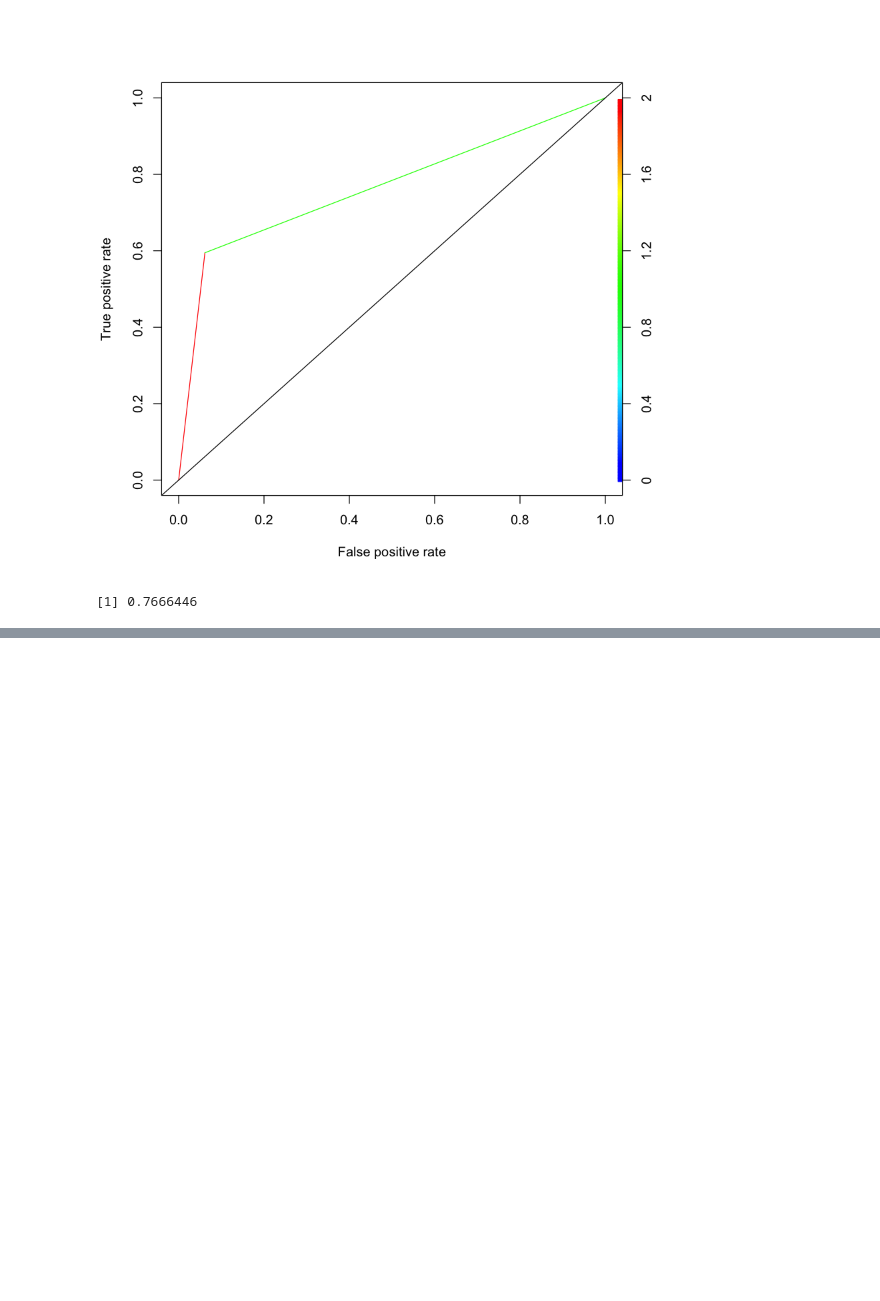
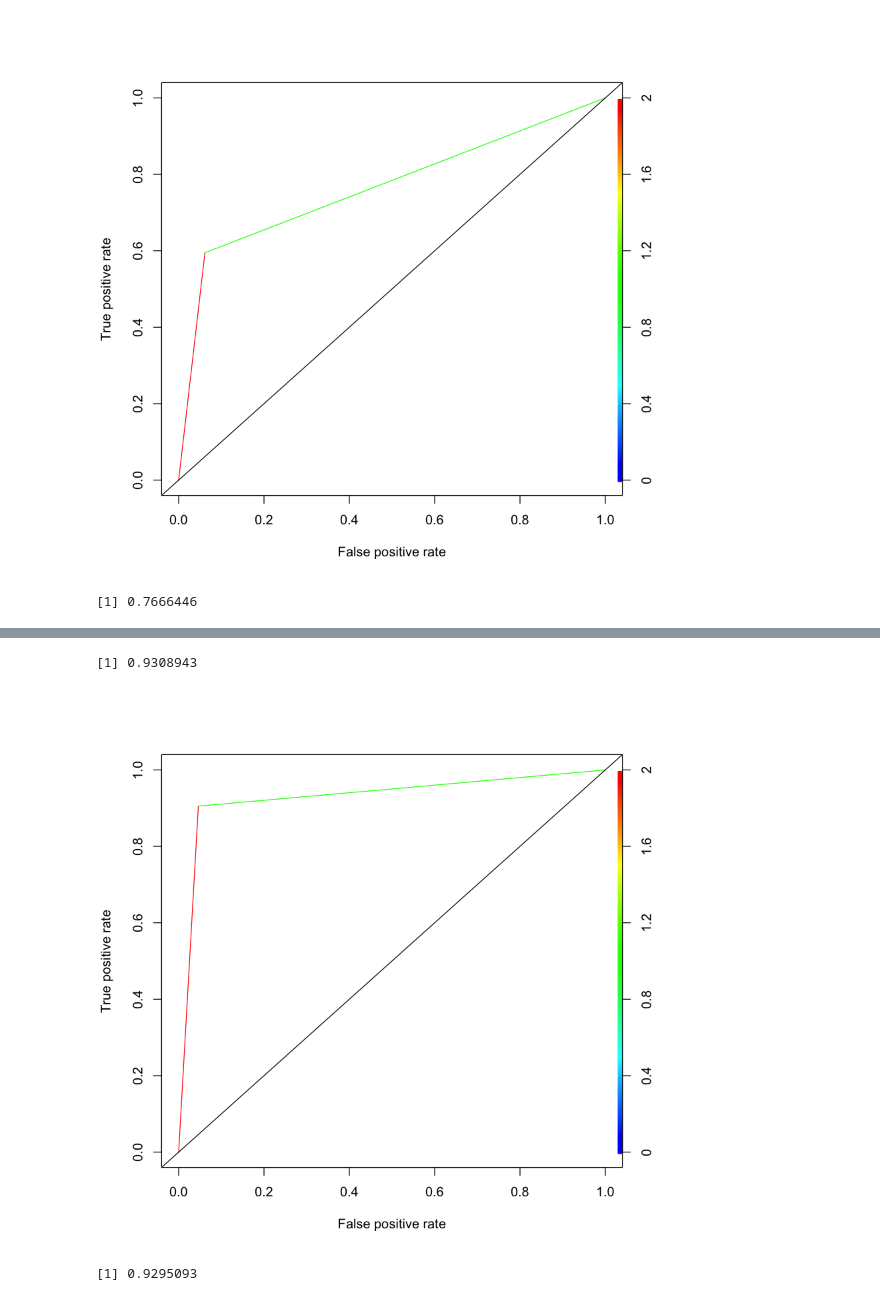
Before and after one commit to jamalarz/Projet_Supervised_Learning, a Jupyter notebook: Projet_Supervised_Learning.ipynb, the cells around one changed output, grey strips where cells are left out. Saved outputs shown, nothing was run; the diff lists cells and outputs as text; code cells hidden in the pictures; blank space fills up the shorter version.

```diff
--- a/Projet_Supervised_Learning.ipynb
+++ b/Projet_Supervised_Learning.ipynb
@@ -460,0 +498,4 @@ as.numeric(auc_perf_nlsvm@y.values)
+# %%
+qda=qda(as.matrix(datad_us_train[,-29]),datad_us_train$Class)
+# %%
+qda_pred=predict(qda,datad_us_test[,-29])
@@ -460,0 +513,18 @@ as.numeric(auc_perf_nlsvm@y.values)
+# %%
+sum(qda_pred$class == datad_us_test$Class)/length(datad_us_test$Class)
+# %% [output]
+[1] 0.9308943
+# %%
+roc_pred_qda=prediction(as.numeric(as.character(qda_pred$class)),datad_us_test$Class)
+# %%
+roc_pref_qda=performance(roc_pred_qda,measure = "tpr", x.measure = "fpr")
+# %%
+plot(roc_pref_qda,colorize=T)
+abline(a=0, b= 1)
+# %% [output]
+[figure, added]
+# %%
+auc_perf_qda = performance(roc_pred_qda, measure = "auc")
+as.numeric(auc_perf_qda@y.values)
+# %% [output]
+[1] 0.9295093
```
Also changed, not shown: parts of 11 cells of this notebook.
